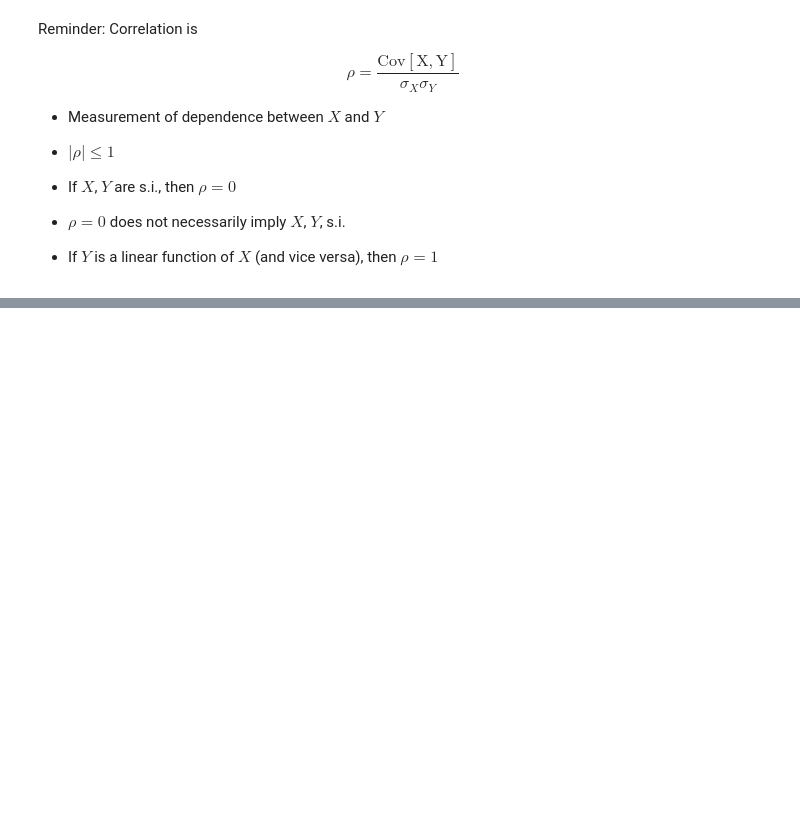
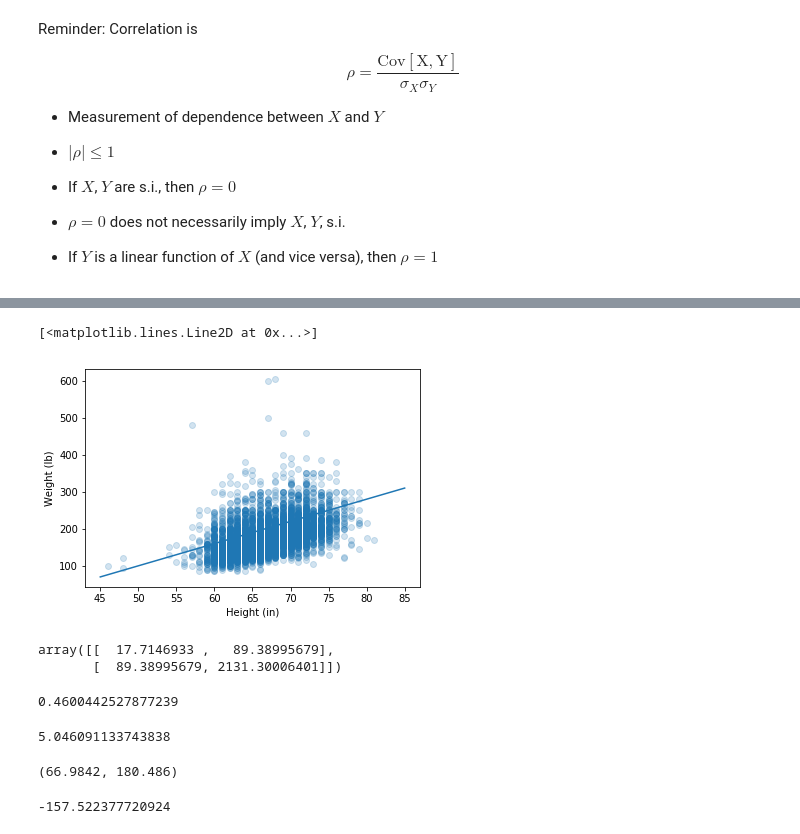
Before and after one commit to hodsonus/ece-stats, a Jupyter notebook: Lectures/Lecture-40/Lecture-40.ipynb, the cells around one changed output, grey strips where cells are left out. Cells and saved outputs as stored; diff of their text form; code cells hidden in the pictures; blank space fills up the shorter version.

```diff
--- a/Lectures/Lecture-40/Lecture-40.ipynb
+++ b/Lectures/Lecture-40/Lecture-40.ipynb
@@ -41,0 +48,36 @@ K
+# %%
+m=6
+b=-200
+x=np.linspace(45,85,100)
+plt.scatter(df['HEIGHT'],df['WEIGHT2'],alpha=0.2)
+plt.xlabel('Height (in)')
+plt.ylabel('Weight (lb)')
+plt.plot(x,m*x+b)
+# %% [output]
+[<matplotlib.lines.Line2D at 0x...>]
+[figure, added]
+# %%
+K=np.cov(df['HEIGHT'],df['WEIGHT2'])
+K
+# %% [output]
+array([[  17.7146933 ,   89.38995679],
+       [  89.38995679, 2131.30006401]])
+# %%
+rho=K[1,0]/np.sqrt(K[0,0]*K[1,1])
+rho
+# %% [output]
+0.4600442527877239
+# %%
+m=rho*np.sqrt(K[1,1]/K[0,0])
+m
+# %% [output]
+5.046091133743838
+# %%
+np.mean(df['HEIGHT']),np.mean(df['WEIGHT2'])
+# %% [output]
+(66.9842, 180.486)
+# %%
+b=np.mean(df['WEIGHT2'])-m*np.mean(df['HEIGHT'])
+b
+# %% [output]
+-157.522377720924
```
Also changed, not shown: parts of 6 cells of this notebook, 16 other files.
